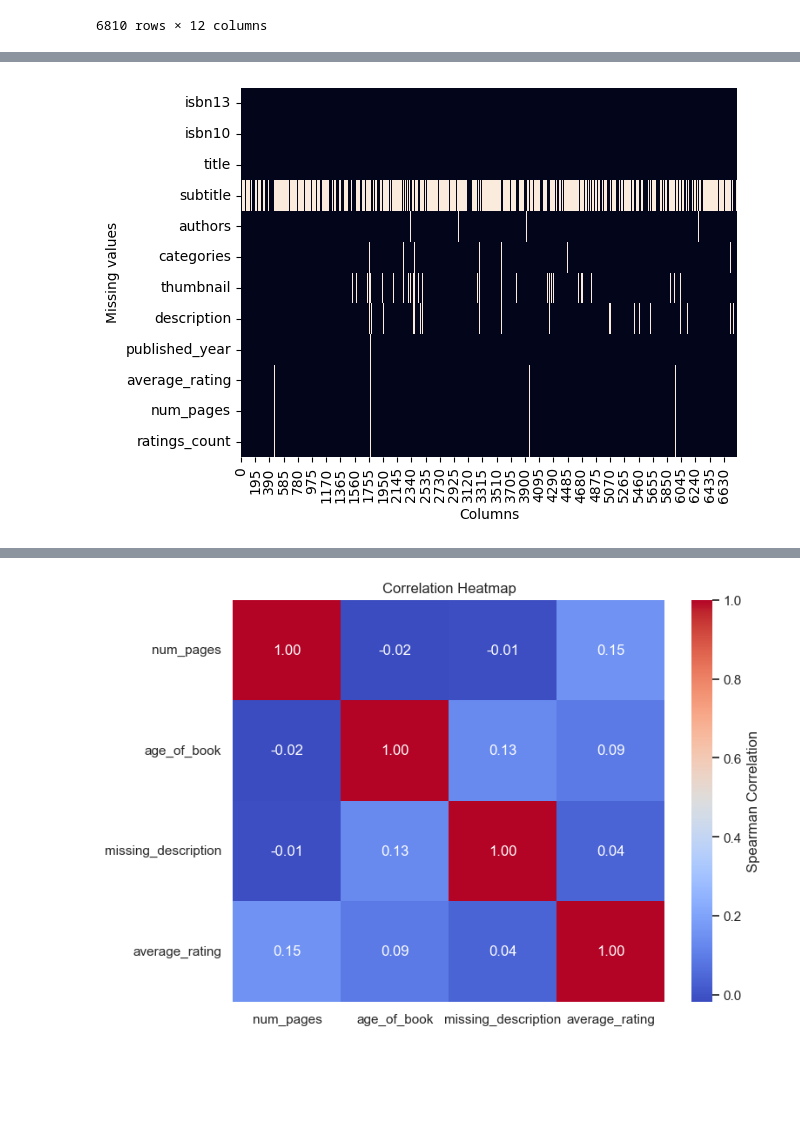
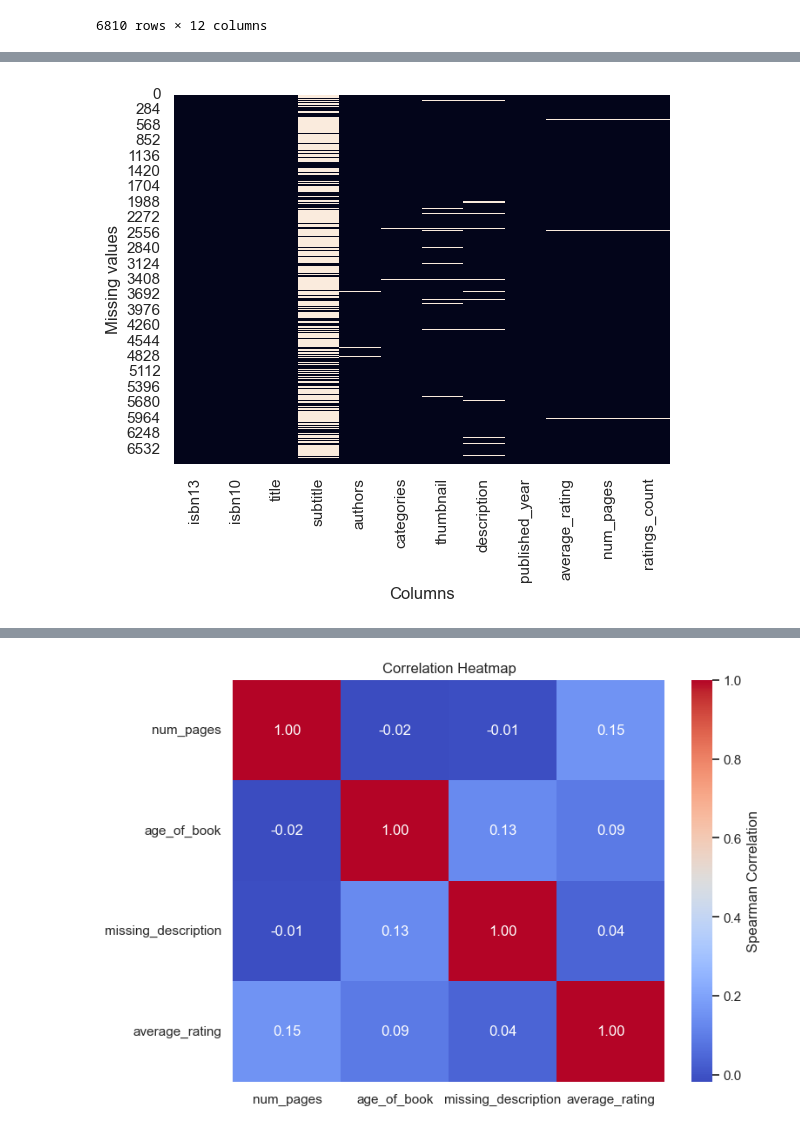
Before and after one commit to Bagusdevaa/Book-Recommender, a Jupyter notebook: data-exploration.ipynb, the cells around one changed output, grey strips where cells are left out. Saved outputs shown, nothing was run; the diff lists cells and outputs as text; code cells hidden in the pictures; blank space fills up the shorter version.

```diff
--- a/data-exploration.ipynb
+++ b/data-exploration.ipynb
@@ -34,10 +95,10 @@ import matplotlib.pyplot as plt
 # %%
 ax = plt.axes()
-sns.heatmap(books.isna().transpose(), cbar=False, ax=ax)
+sns.heatmap(books.isnull(), cbar=False, ax=ax)
 
 plt.xlabel('Columns')
 plt.ylabel('Missing values')
 
 plt.show()
 # %% [output]
-[figure, old version]
+[figure, new version]
```
Also changed, not shown: parts of 35 cells of this notebook.
